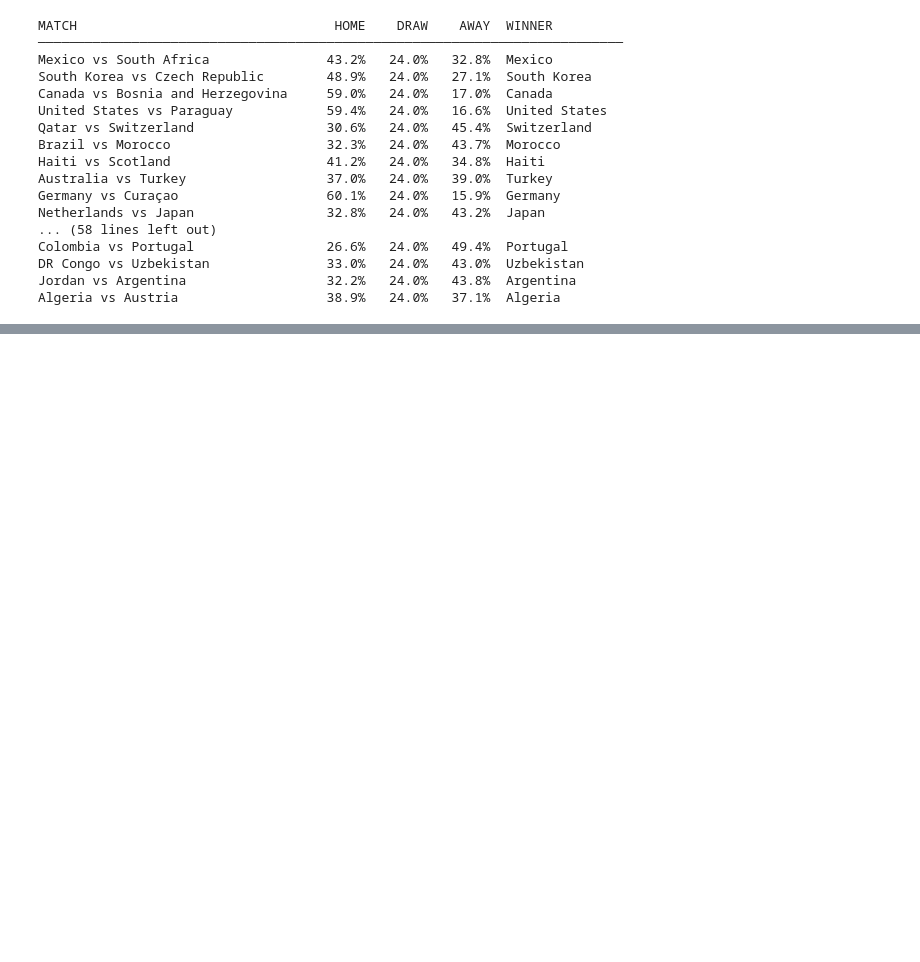
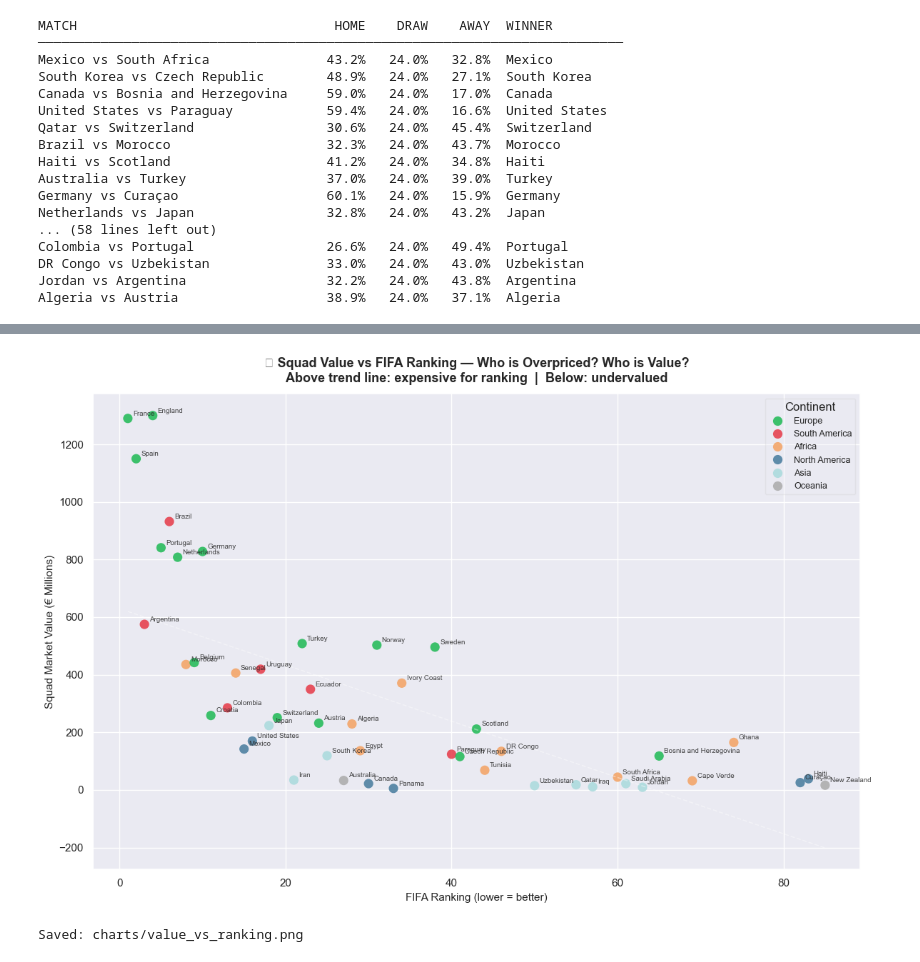
Before and after one commit to ojas996/fifa-world-cup-2026-analysis, a Jupyter notebook: analysis.ipynb, the cells around one changed output, grey strips where cells are left out. Drawn from its saved outputs; the diff is of its cells as text; code cells hidden in the pictures; blank space fills up the shorter version.

```diff
--- a/analysis.ipynb
+++ b/analysis.ipynb
@@ -1101,0 +1192,55 @@ Algeria vs Austria                   38.9%   24.0%   37.1%  Algeria
+# %%
+# ── CHART 2: VALUE vs FIFA RANKING (SCATTER) ─────────────────
+
+fig, ax = plt.subplots(figsize=(12, 8))
+
+sns.scatterplot(
+    data=squads,
+    x='fifa_rank_pre_tournament',
+    y='value_m',
+    hue='continent',
+    palette=continent_colors,
+    s=90,
+    alpha=0.85,
+    edgecolor='none',
+    ax=ax
+)
+
+# Team name labels
+for _, row in squads.iterrows():
+    ax.annotate(
+        row['team'],
+        (row['fifa_rank_pre_tournament'], row['value_m']),
+        textcoords='offset points',
+        xytext=(5, 3),
+        fontsize=7,
+        alpha=0.85
+    )
+
+# Trend line using seaborn regplot — draws line + confidence band
+sns.regplot(
+    data=squads,
+    x='fifa_rank_pre_tournament',
+    y='value_m',
+    scatter=False,             # dots already drawn above
+    line_kws={'color': 'white', 'linewidth': 1.2, 'linestyle': '--', 'alpha': 0.4},
+    ci=None,
+    ax=ax
+)
+
+ax.set_xlabel('FIFA Ranking (lower = better)', fontsize=11)
+ax.set_ylabel('Squad Market Value (€ Millions)', fontsize=11)
+ax.set_title(
+    '⚽ Squad Value vs FIFA Ranking — Who is Overpriced? Who is Value?\n'
+    'Above trend line: expensive for ranking  |  Below: undervalued',
+    fontsize=13, fontweight='bold', pad=12
+)
+ax.legend(title='Continent', fontsize=9, framealpha=0.3)
+
+plt.tight_layout()
+plt.savefig('charts/value_vs_ranking.png', dpi=150, bbox_inches='tight')
+plt.show()
+print("Saved: charts/value_vs_ranking.png")
+# %% [output]
+[figure, added]
+Saved: charts/value_vs_ranking.png
```
Also changed, not shown: parts of 8 cells of this notebook, 4 other files.
